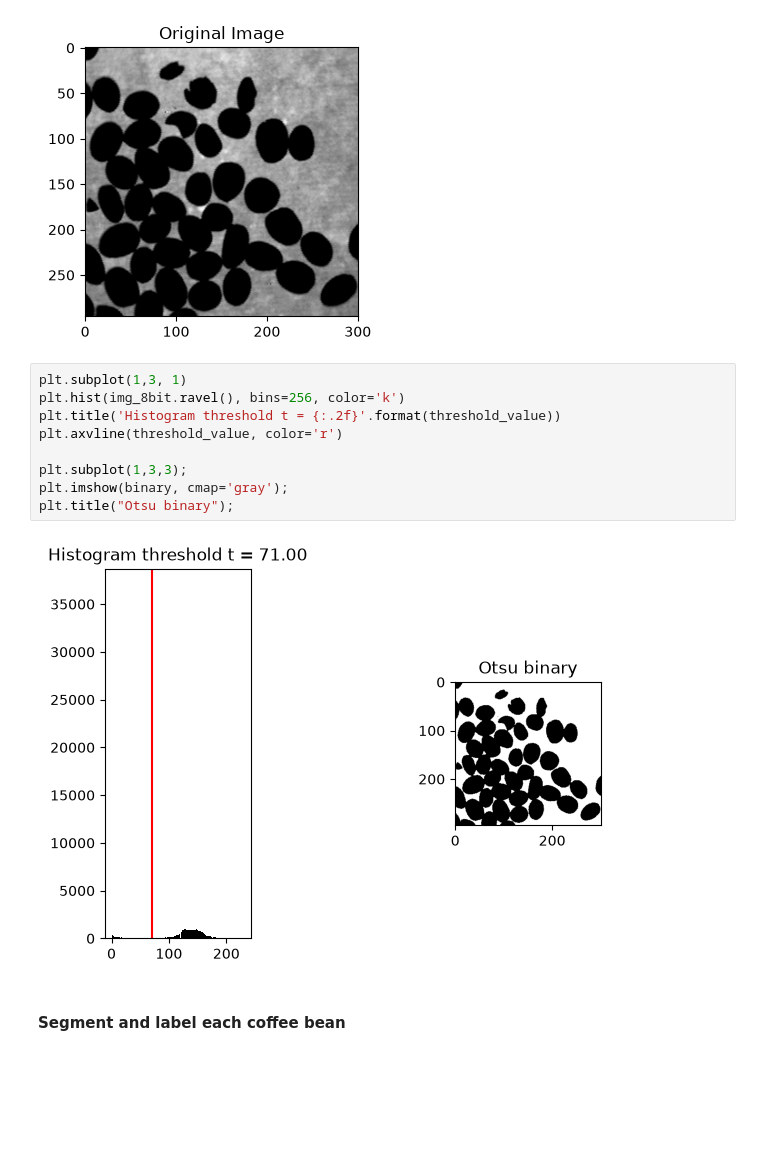
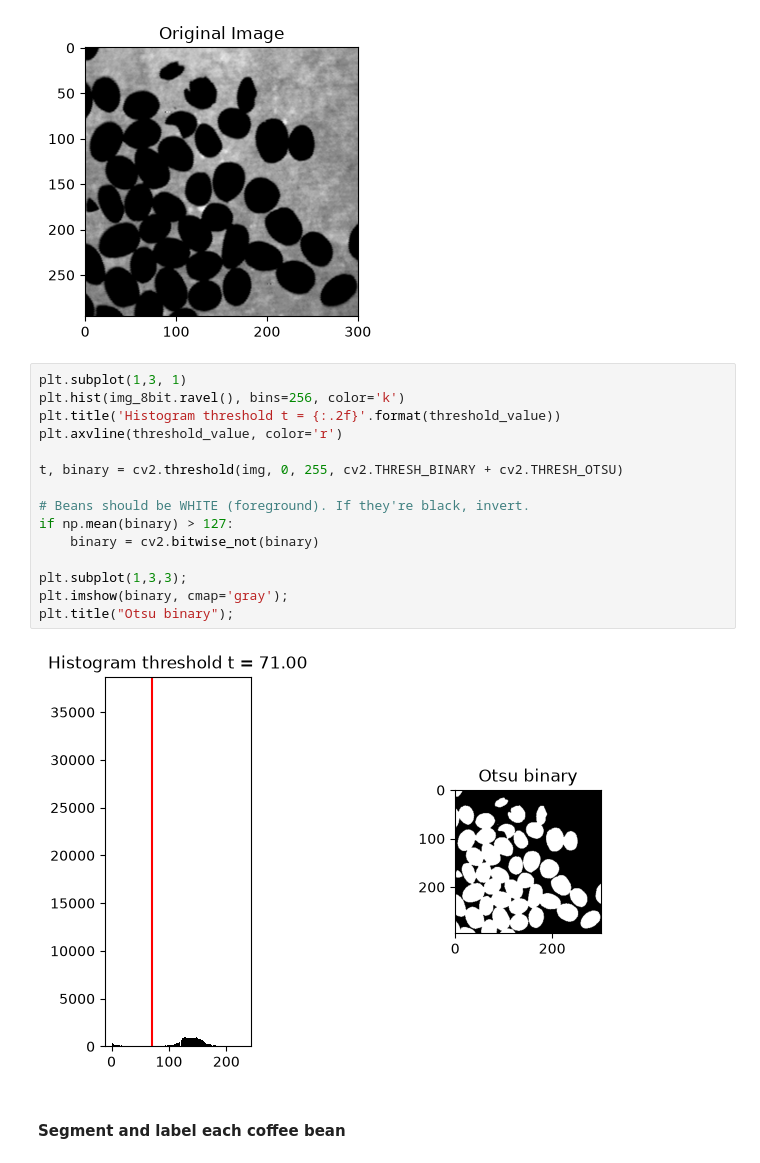
Before and after one commit to bdsh-14/unr-ee681-image-analysis, a Jupyter notebook: HW3/assignment3.ipynb, the cells around one changed output. Cells and saved outputs as stored; diff of their text form; blank space fills up the shorter version.

```diff
--- a/HW3/assignment3.ipynb
+++ b/HW3/assignment3.ipynb
@@ -51,14 +61,20 @@ Text(0.5, 1.0, 'Original Image')
 # %%
 plt.subplot(1,3, 1)
 plt.hist(img_8bit.ravel(), bins=256, color='k')
 plt.title('Histogram threshold t = {:.2f}'.format(threshold_value))
 plt.axvline(threshold_value, color='r')
 
+t, binary = cv2.threshold(img, 0, 255, cv2.THRESH_BINARY + cv2.THRESH_OTSU)
+
+# Beans should be WHITE (foreground). If they're black, invert.
+if np.mean(binary) > 127:
+    binary = cv2.bitwise_not(binary)
+
 plt.subplot(1,3,3);
 plt.imshow(binary, cmap='gray');
 plt.title("Otsu binary");
 # %% [output]
-[figure, old version]
+[figure, new version]
 # %% [markdown]
  #### Segment and label each coffee bean
 # %% [markdown]
```
Also changed, not shown: parts of 4 cells of this notebook.
